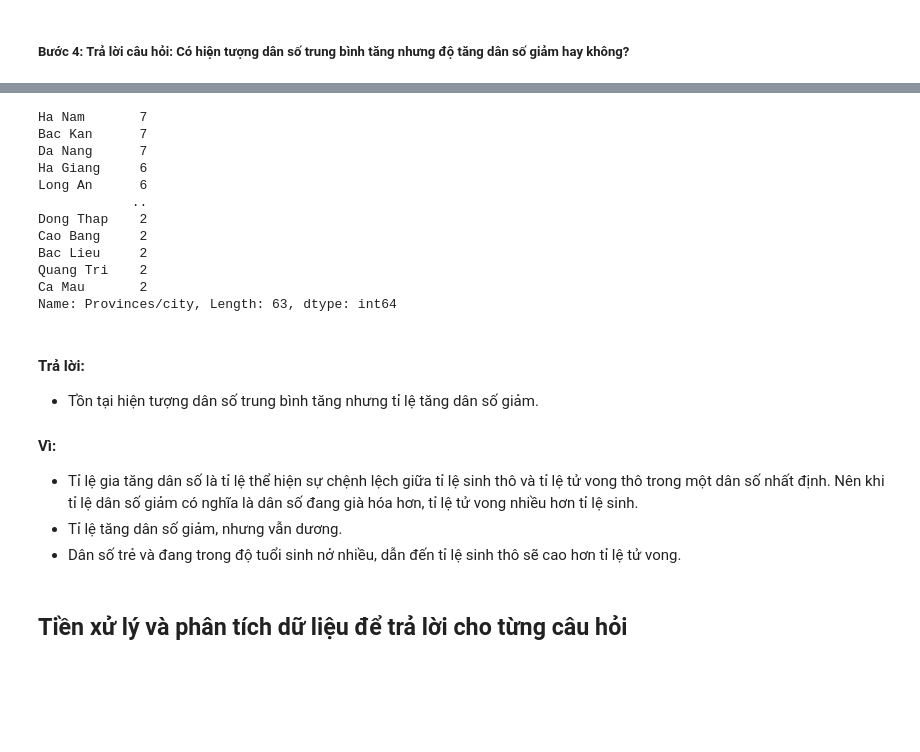
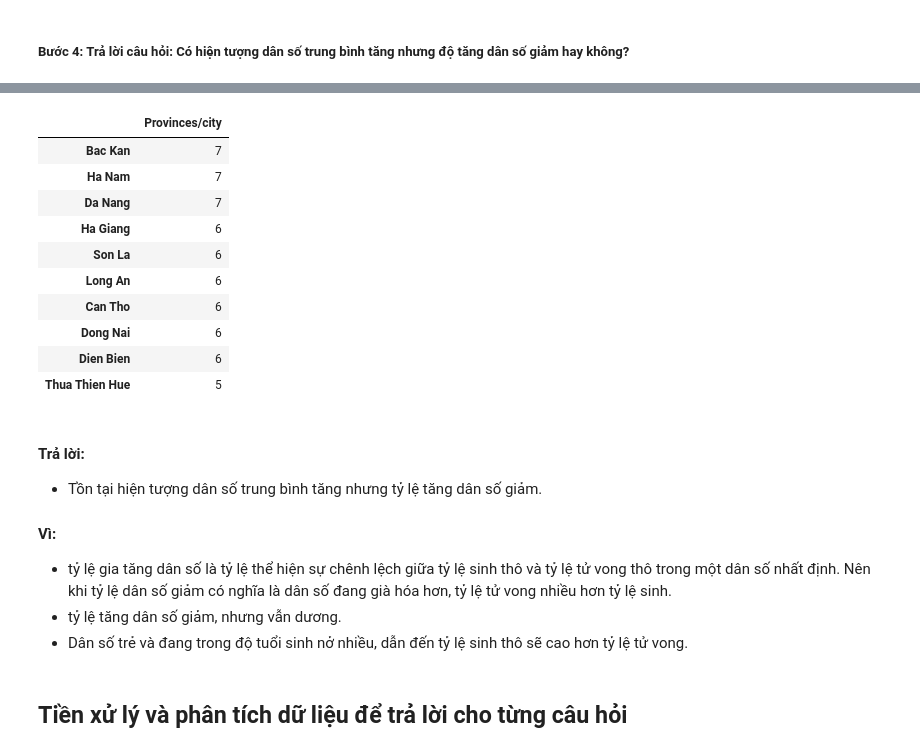
Before and after one commit to Phlinh29102/LTKHDL_LT, a Jupyter notebook: qs4.ipynb, the cells around one changed output, grey strips where cells are left out. Drawn from its saved outputs; the diff is of its cells as text; code cells hidden in the pictures; blank space fills up the shorter version.

```diff
--- a/qs4.ipynb
+++ b/qs4.ipynb
@@ -347,38 +365,37 @@ population_df
 # %%
 def step4(population_df):
     df = pd.DataFrame(columns=['Provinces/city','Year'])
     for i in range(2011,2020,1):
         now=population_df[population_df.Year==i]
         next=population_df[population_df.Year==i+1]
         a=np.where(now["Average population"].values<next["Average population"].values)
         b=np.where(now["Population grow ratio"].values>next["Population grow ratio"].values)
         index=np.intersect1d(a, b)
         df=pd.concat([df,now.iloc[index,[0,-1]]])
     return df
 qs4=step4(population_df)
-qs4["Provinces/city"].value_counts()
+display(qs4["Provinces/city"].value_counts().to_frame()[:10])
 # %% [output]
-Ha Nam       7
-Bac Kan      7
-Da Nang      7
-Ha Giang     6
-Long An      6
-            ..
-Dong Thap    2
-Cao Bang     2
-Bac Lieu     2
-Quang Tri    2
-Ca Mau       2
-Name: Provinces/city, Length: 63, dtype: int64
+|  | Provinces/city |
+| Bac Kan | 7 |
+| Ha Nam | 7 |
+| Da Nang | 7 |
+| Ha Giang | 6 |
+| Son La | 6 |
+| Long An | 6 |
+| Can Tho | 6 |
+| Dong Nai | 6 |
+| Dien Bien | 6 |
+| Thua Thien Hue | 5 |
 # %% [markdown]
 <h4>Trả lời: </h4>
 
-- Tồn tại hiện tượng dân số trung bình tăng nhưng tỉ lệ tăng dân số giảm.
+- Tồn tại hiện tượng dân số trung bình tăng nhưng tỷ lệ tăng dân số giảm.
 
 <h4>Vì:</h4>
 
-- Tỉ lệ gia tăng dân số là tỉ lệ thể hiện sự chệnh lệch giữa tỉ lệ sinh thô và tỉ lệ tử vong thô trong một dân số nhất định. Nên khi tỉ lệ dân số giảm có nghĩa là dân số đang già hóa hơn, tỉ lệ tử vong nhiều hơn tỉ lệ sinh.
-- Tỉ lệ tăng dân số giảm, nhưng vẫn dương.
-- Dân số trẻ và đang trong độ tuổi sinh nở nhiều, dẫn đến tỉ lệ sinh thô sẽ cao hơn tỉ lệ tử vong.
+- tỷ lệ gia tăng dân số là tỷ lệ thể hiện sự chênh lệch giữa tỷ lệ sinh thô và tỷ lệ tử vong thô trong một dân số nhất định. Nên khi tỷ lệ dân số giảm có nghĩa là dân số đang già hóa hơn, tỷ lệ tử vong nhiều hơn tỷ lệ sinh.
+- tỷ lệ tăng dân số giảm, nhưng vẫn dương.
+- Dân số trẻ và đang trong độ tuổi sinh nở nhiều, dẫn đến tỷ lệ sinh thô sẽ cao hơn tỷ lệ tử vong.
 # %% [markdown]
 ## Tiền xử lý và phân tích dữ liệu để trả lời cho từng câu hỏi
```
Also changed, not shown: parts of 16 cells of this notebook.
